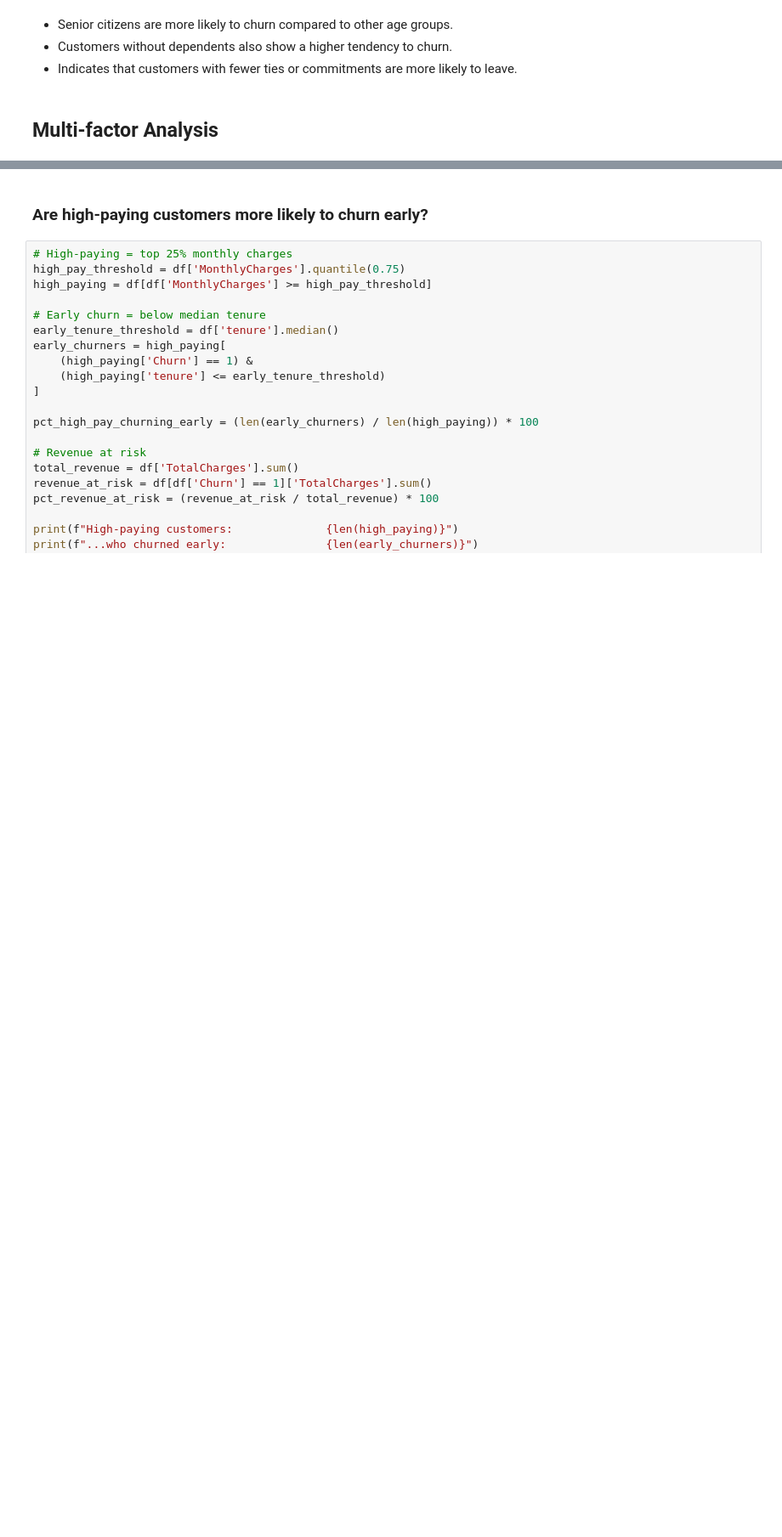
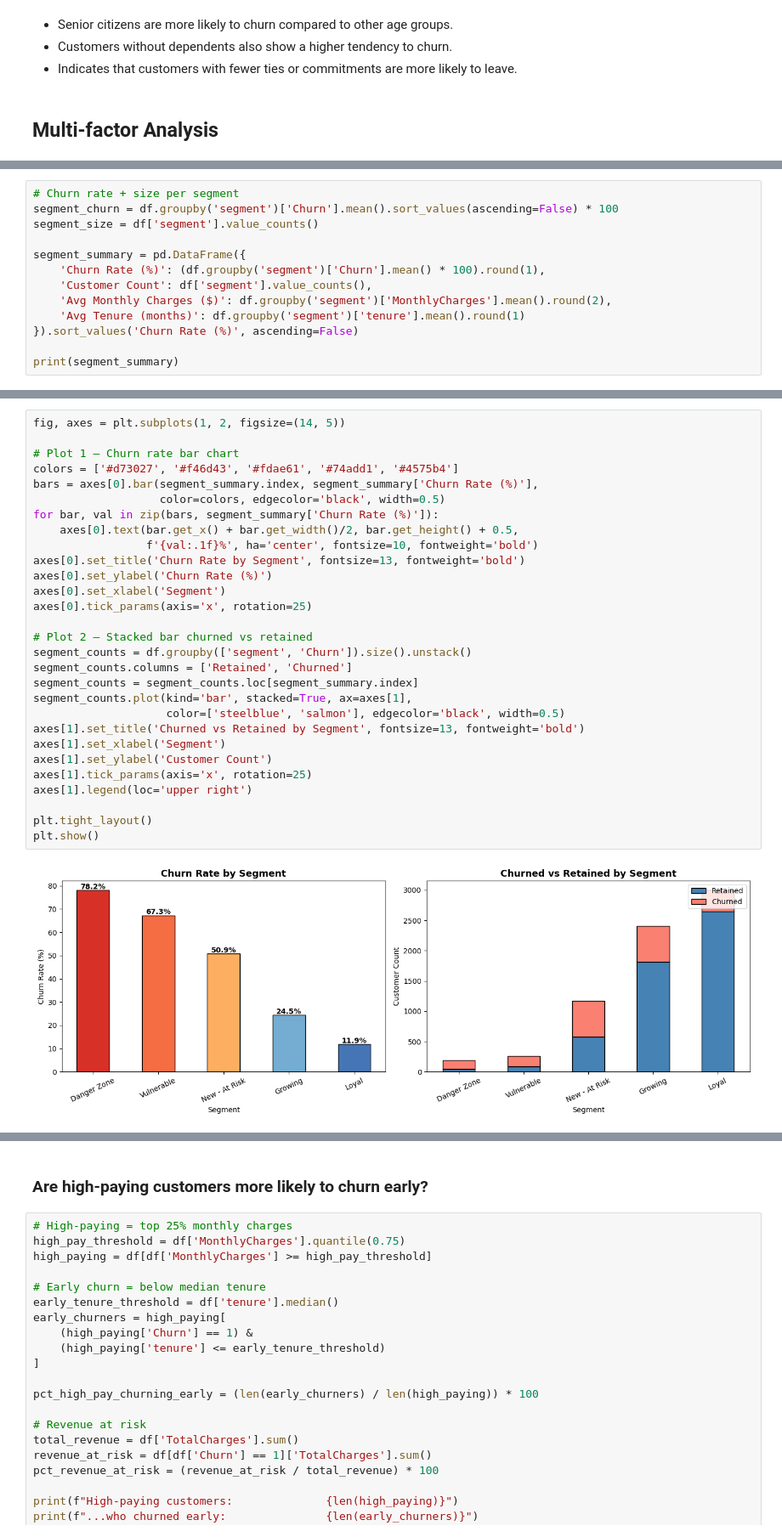
Before and after one commit to abhishiron/telecom-customer-churnn, a Jupyter notebook: customer_churn.ipynb, the cells around one changed output, grey strips where cells are left out. Shown at 85% size. Cells and saved outputs as stored; diff of their text form; blank space fills up the shorter version.

```diff
--- a/customer_churn.ipynb
+++ b/customer_churn.ipynb
@@ -420,0 +448,13 @@ plt.show()
+# %%
+# Churn rate + size per segment
+segment_churn = df.groupby('segment')['Churn'].mean().sort_values(ascending=False) * 100
+segment_size = df['segment'].value_counts()
+
+segment_summary = pd.DataFrame({
+    'Churn Rate (%)': (df.groupby('segment')['Churn'].mean() * 100).round(1),
+    'Customer Count': df['segment'].value_counts(),
+    'Avg Monthly Charges ($)': df.groupby('segment')['MonthlyCharges'].mean().round(2),
+    'Avg Tenure (months)': df.groupby('segment')['tenure'].mean().round(1)
+}).sort_values('Churn Rate (%)', ascending=False)
+
+print(segment_summary)
@@ -420,0 +477,31 @@ plt.show()
+# %%
+fig, axes = plt.subplots(1, 2, figsize=(14, 5))
+
+# Plot 1 — Churn rate bar chart
+colors = ['#d73027', '#f46d43', '#fdae61', '#74add1', '#4575b4']
+bars = axes[0].bar(segment_summary.index, segment_summary['Churn Rate (%)'],
+                   color=colors, edgecolor='black', width=0.5)
+for bar, val in zip(bars, segment_summary['Churn Rate (%)']):
+    axes[0].text(bar.get_x() + bar.get_width()/2, bar.get_height() + 0.5,
+                 f'{val:.1f}%', ha='center', fontsize=10, fontweight='bold')
+axes[0].set_title('Churn Rate by Segment', fontsize=13, fontweight='bold')
+axes[0].set_ylabel('Churn Rate (%)')
+axes[0].set_xlabel('Segment')
+axes[0].tick_params(axis='x', rotation=25)
+
+# Plot 2 — Stacked bar churned vs retained
+segment_counts = df.groupby(['segment', 'Churn']).size().unstack()
+segment_counts.columns = ['Retained', 'Churned']
+segment_counts = segment_counts.loc[segment_summary.index]
+segment_counts.plot(kind='bar', stacked=True, ax=axes[1],
+                    color=['steelblue', 'salmon'], edgecolor='black', width=0.5)
+axes[1].set_title('Churned vs Retained by Segment', fontsize=13, fontweight='bold')
+axes[1].set_xlabel('Segment')
+axes[1].set_ylabel('Customer Count')
+axes[1].tick_params(axis='x', rotation=25)
+axes[1].legend(loc='upper right')
+
+plt.tight_layout()
+plt.show()
+# %% [output]
+[figure, added]
```
Also changed, not shown: parts of 24 cells of this notebook, 1 other file.
